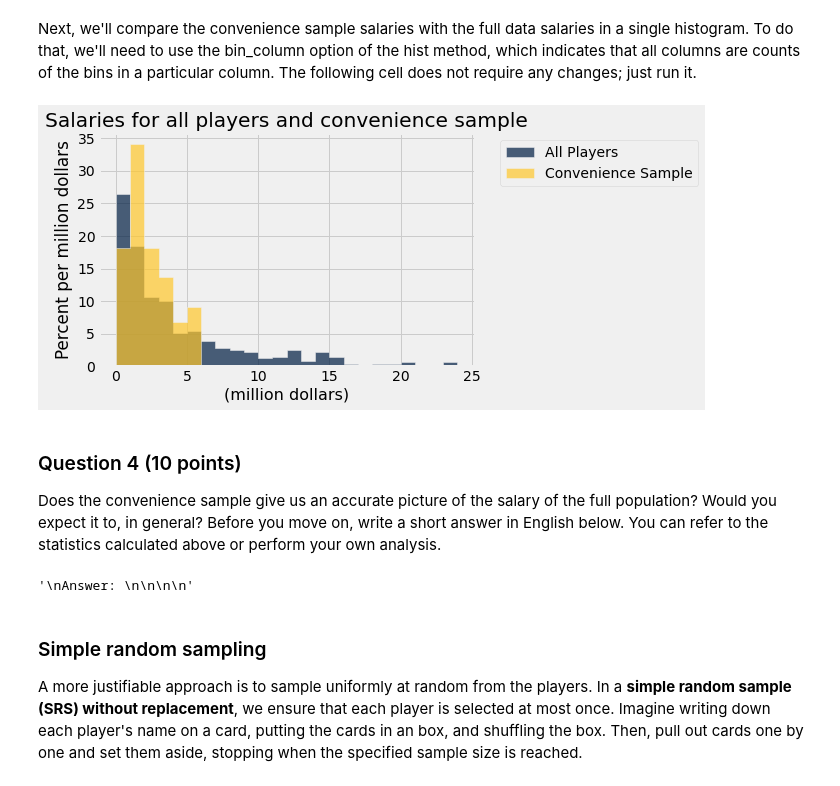
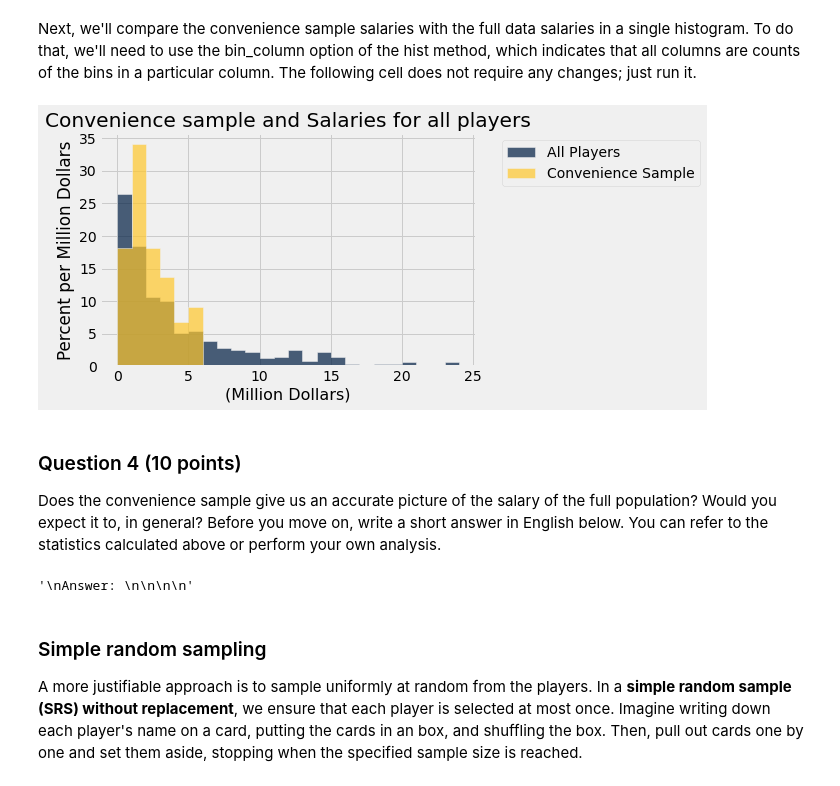
Before and after one commit to nikhil1029/Nikhil_INFO5502_Spring2022, a Jupyter notebook: Assignment_08.ipynb, the cells around one changed output. Saved outputs shown, nothing was run; the diff lists cells and outputs as text; code cells hidden in the pictures.

```diff
--- a/Assignment_08.ipynb
+++ b/Assignment_08.ipynb
@@ -207,34 +207,36 @@ Next, we'll compare the convenience sample salaries with the full data salaries
 # %%
 def compare_salaries(first, second, first_title, second_title):
     """Compare the salaries in two tables."""
-    first_salary_in_millions = first.column('Salary')/1000000
-    second_salary_in_millions = second.column('Salary')/1000000
-    first_tbl_millions = first.drop('Salary').with_column('Salary', first_salary_in_millions)
-    second_tbl_millions = second.drop('Salary').with_column('Salary', second_salary_in_millions)
+    first_salary = first.column('Salary')/1000000
+    second_salary = second.column('Salary')/1000000
+    first_tbl_millions = first.drop('Salary').with_column('Salary', first_salary)
+    second_tbl_millions = second.drop('Salary').with_column('Salary', second_salary)
     max_salary = max(np.append(first_tbl_millions.column('Salary'), second_tbl_millions.column('Salary')))
     bins = np.arange(0, max_salary+1, 1)
     first_binned = first_tbl_millions.bin('Salary', bins=bins).relabeled(1, first_title)
     second_binned = second_tbl_millions.bin('Salary', bins=bins).relabeled(1, second_title)
-    first_binned.join('bin', second_binned).hist(bin_column='bin', unit='million dollars')
-    plt.title('Salaries for all players and convenience sample')
+    first_binned.join('bin', second_binned).hist(bin_column='bin', unit='Million Dollars')
+    plt.title('Convenience sample and Salaries for all players')
 
 compare_salaries(full_data, convenience_sample, 'All Players', 'Convenience Sample')
 # %% [output]
-[figure, old version]
+[figure, new version]
 # %% [markdown]
 ### Question 4 (10 points)
 Does the convenience sample give us an accurate picture of the salary of the full population? Would you expect it to, in general? Before you move on, write a short answer in English below. You can refer to the statistics calculated above or perform your own analysis.
-# %%
-### Please write your answer here (no code required)
-
-"""
-Answer:
-
-
-
-"""
-# %% [output]
-'\nAnswer: \n\n\n\n'
+# %%
+### Please write your answer here (no code required)
+
+"""
+Answer:
+->By the execution od code we can see that it doesnt give any precise information on the salaries of the entire people.
+
+->I cant even use this data for getting the precise information as we can see it doesnt give clear output in every situation and trails.
+
+
+"""
+# %% [output]
+'\nAnswer: \n\n\n\n'
 # %% [markdown]
 ### Simple random sampling
 A more justifiable approach is to sample uniformly at random from the players.  In a **simple random sample (SRS) without replacement**, we ensure that each player is selected at most once. Imagine writing down each player's name on a card, putting the cards in an box, and shuffling the box.  Then, pull out cards one by one and set them aside, stopping when the specified sample size is reached.
```
Also changed, not shown: parts of 7 cells of this notebook.
